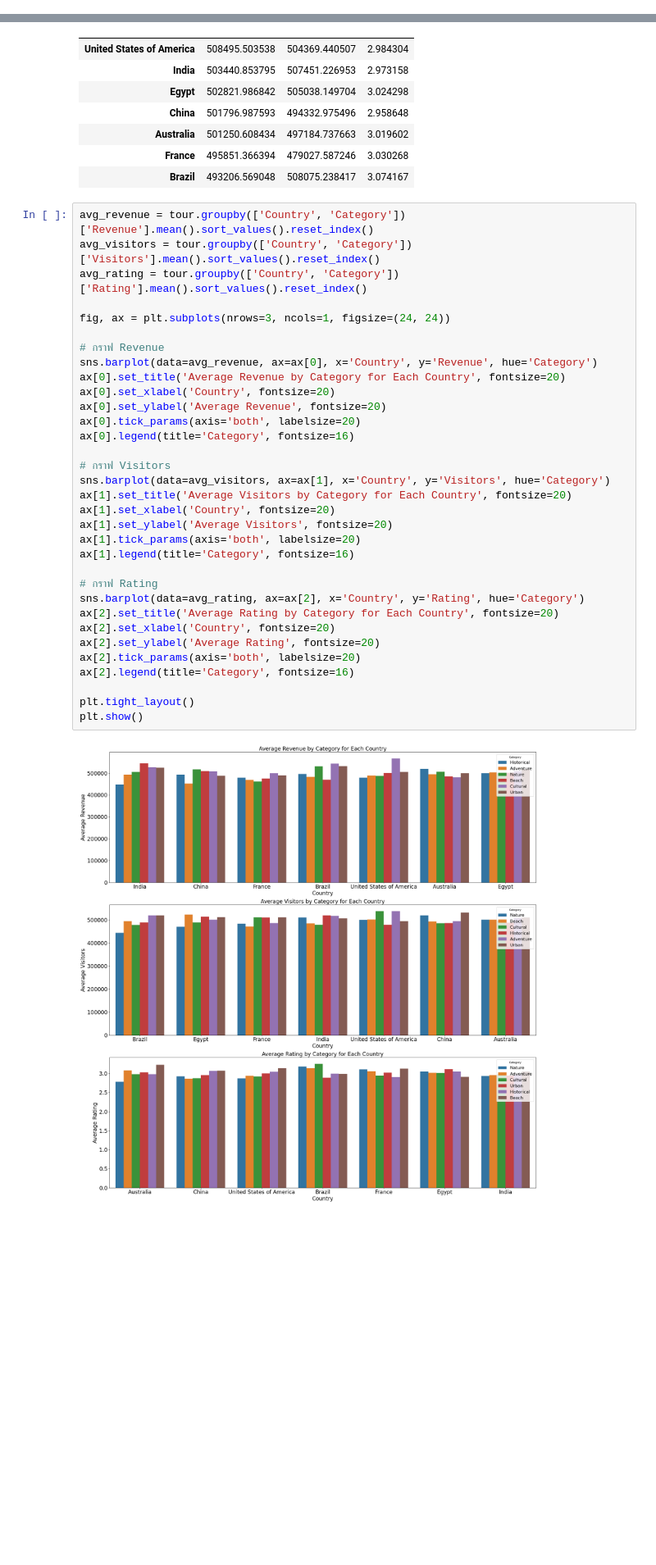
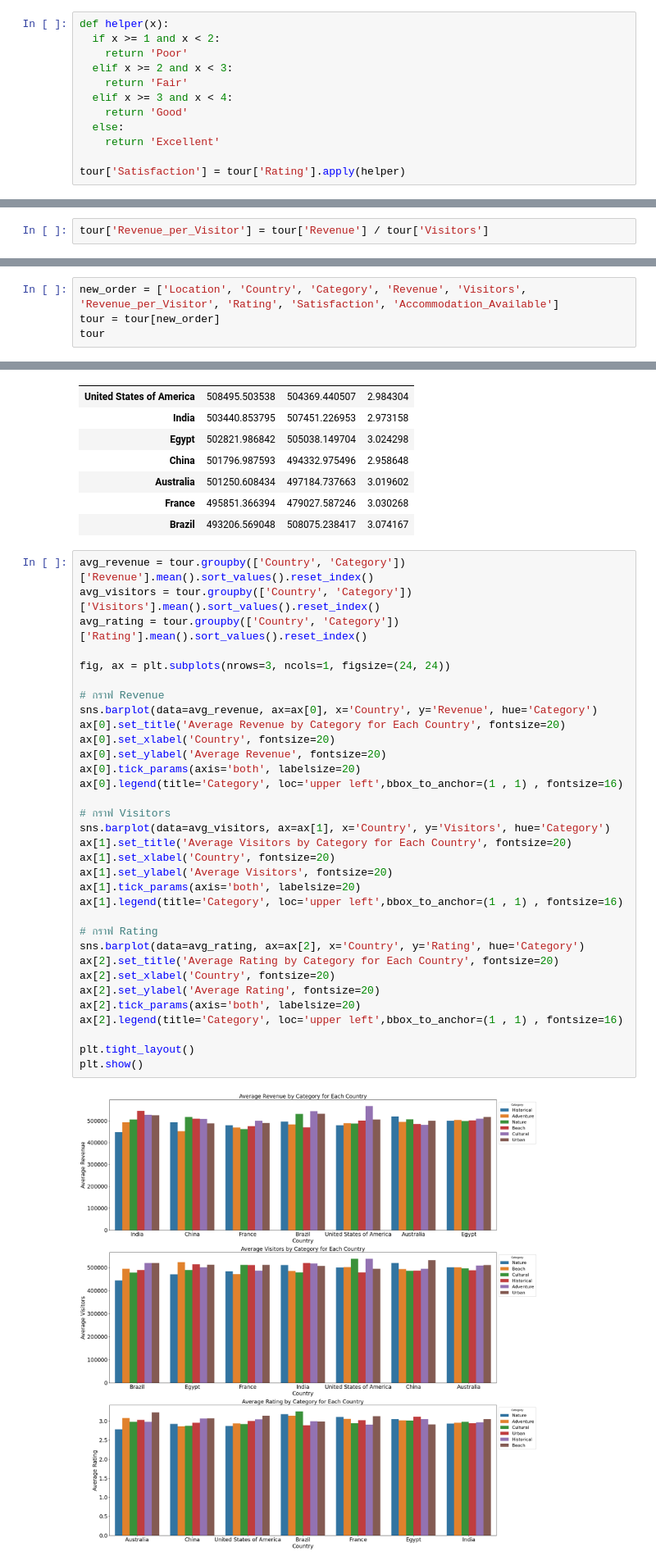
Before and after one commit to Mirai-Kuma/DSProject, a Jupyter notebook: Tourism_REAL.ipynb, the cells around one changed output, grey strips where cells are left out. Shown: that part at 82% size. Drawn from its saved outputs; the diff is of its cells as text; blank space fills up the shorter version.

```diff
--- a/Tourism_REAL.ipynb
+++ b/Tourism_REAL.ipynb
@@ -69,0 +78,12 @@ tour.head()
+# %%
+def helper(x):
+  if x >= 1 and x < 2:
+    return 'Poor'
+  elif x >= 2 and x < 3:
+    return 'Fair'
+  elif x >= 3 and x < 4:
+    return 'Good'
+  else:
+    return 'Excellent'
+
+tour['Satisfaction'] = tour['Rating'].apply(helper)
@@ -69,0 +92,2 @@ tour.head()
+# %%
+tour['Revenue_per_Visitor'] = tour['Revenue'] / tour['Visitors']
@@ -69,0 +96,4 @@ tour.head()
+# %%
+new_order = ['Location', 'Country', 'Category', 'Revenue', 'Visitors', 'Revenue_per_Visitor', 'Rating', 'Satisfaction', 'Accommodation_Available']
+tour = tour[new_order]
+tour
@@ -100,37 +168,37 @@ Min Rating by Country: China - 2.958647642679901
 avg_revenue = tour.groupby(['Country', 'Category'])['Revenue'].mean().sort_values().reset_index()
 avg_visitors = tour.groupby(['Country', 'Category'])['Visitors'].mean().sort_values().reset_index()
 avg_rating = tour.groupby(['Country', 'Category'])['Rating'].mean().sort_values().reset_index()
 
 fig, ax = plt.subplots(nrows=3, ncols=1, figsize=(24, 24))
 
 # กราฟ Revenue
 sns.barplot(data=avg_revenue, ax=ax[0], x='Country', y='Revenue', hue='Category')
 ax[0].set_title('Average Revenue by Category for Each Country', fontsize=20)
 ax[0].set_xlabel('Country', fontsize=20)
 ax[0].set_ylabel('Average Revenue', fontsize=20)
 ax[0].tick_params(axis='both', labelsize=20)
-ax[0].legend(title='Category', fontsize=16)
+ax[0].legend(title='Category', loc='upper left',bbox_to_anchor=(1 , 1) , fontsize=16)
 
 # กราฟ Visitors
 sns.barplot(data=avg_visitors, ax=ax[1], x='Country', y='Visitors', hue='Category')
 ax[1].set_title('Average Visitors by Category for Each Country', fontsize=20)
 ax[1].set_xlabel('Country', fontsize=20)
 ax[1].set_ylabel('Average Visitors', fontsize=20)
 ax[1].tick_params(axis='both', labelsize=20)
-ax[1].legend(title='Category', fontsize=16)
+ax[1].legend(title='Category', loc='upper left',bbox_to_anchor=(1 , 1) , fontsize=16)
 
 # กราฟ Rating
 sns.barplot(data=avg_rating, ax=ax[2], x='Country', y='Rating', hue='Category')
 ax[2].set_title('Average Rating by Category for Each Country', fontsize=20)
 ax[2].set_xlabel('Country', fontsize=20)
 ax[2].set_ylabel('Average Rating', fontsize=20)
 ax[2].tick_params(axis='both', labelsize=20)
-ax[2].legend(title='Category', fontsize=16)
+ax[2].legend(title='Category', loc='upper left',bbox_to_anchor=(1 , 1) , fontsize=16)
 
 plt.tight_layout()
 plt.show()
 # %% [output]
-[figure, old version]
+[figure, new version]
 # %% [markdown]
 ## การแสดงความถี่และความหนาแน่น
 # %%
```
Also changed, not shown: parts of 14 cells of this notebook.
